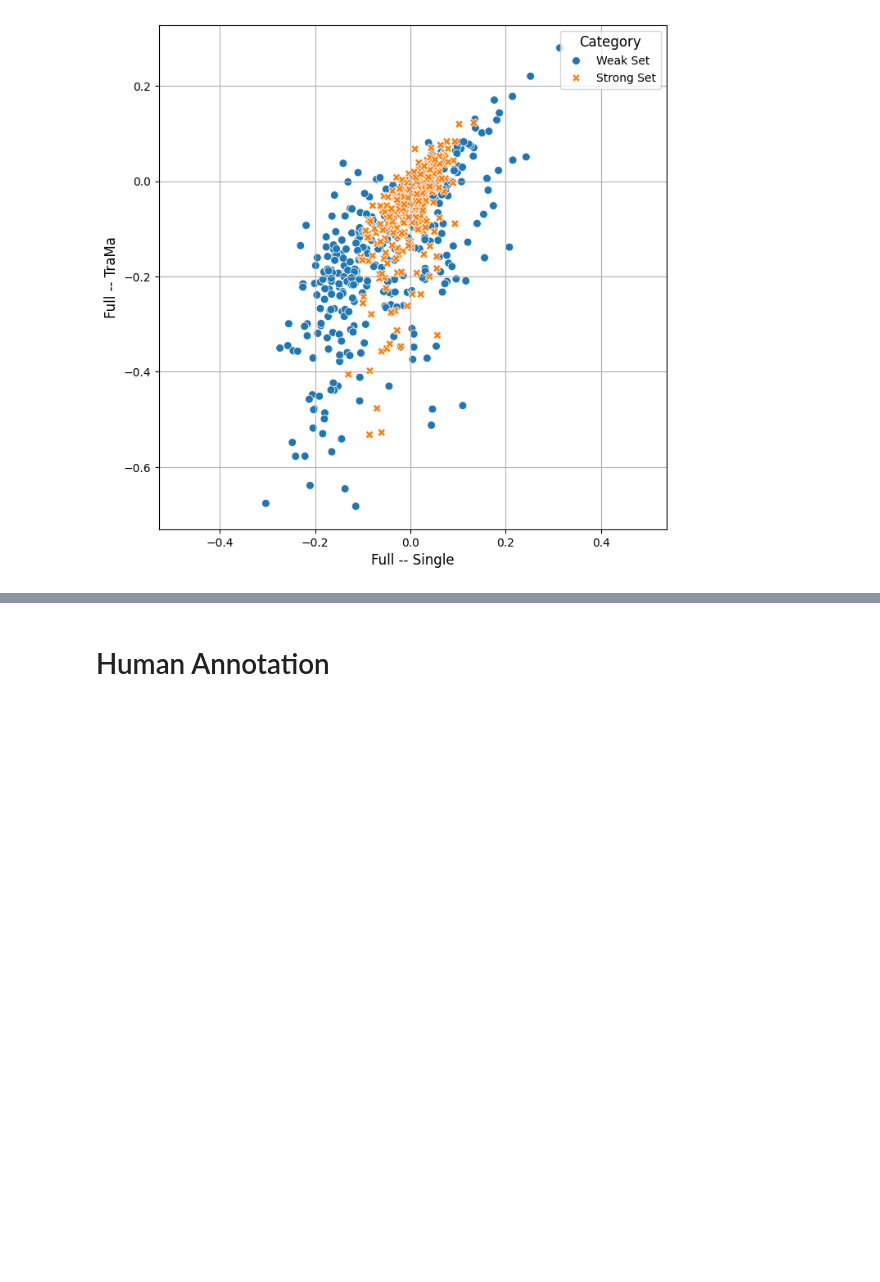
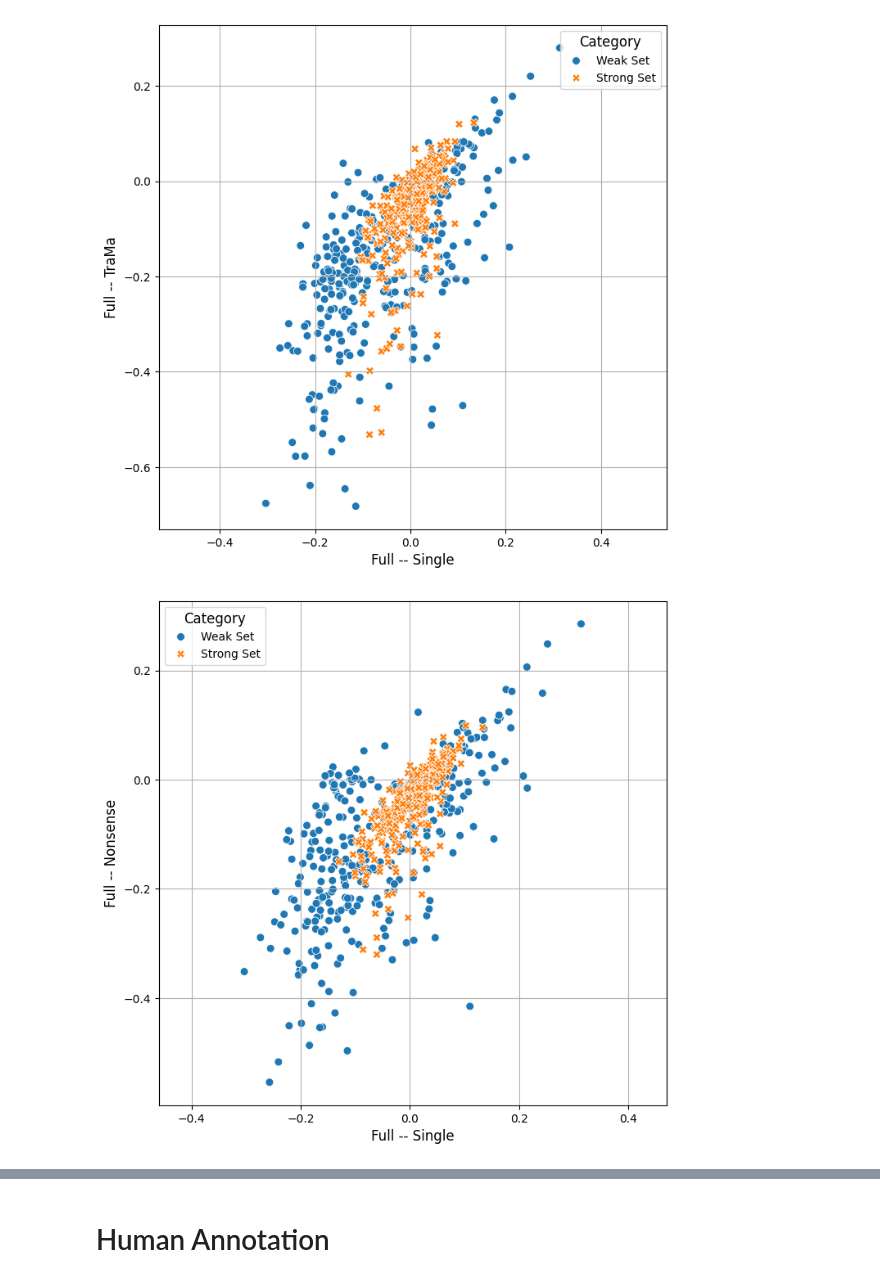
Before and after one commit to sonqt/cs6742-trama, a Jupyter notebook: dev.ipynb, the cells around one changed output, grey strips where cells are left out. Cells and saved outputs as stored; diff of their text form; code cells hidden in the pictures; blank space fills up the shorter version.

Commit message:
Add nonsense

```diff
--- a/dev.ipynb
+++ b/dev.ipynb
@@ -23,13 +24,21 @@ for seed in seeds:
 
 strong_awry_preds = {}
 for seed in seeds:
-    strong_awry_path = os.path.join("/home/sqt2/myExperiment/cs6742-trama/predictions/strong_awry_utterances", str(seed), "test_predictions.csv")
+    strong_awry_path = os.path.join("/home/sqt2/myExperiment/cs6742-trama/predictions/trama/strong_awry_utterances", str(seed), "test_predictions.csv")
     strong_awry_preds[seed] = pd.read_csv(strong_awry_path, index_col=0)
-
 weak_awry_preds = {}
 for seed in seeds:
-    weak_awry_path = os.path.join("/home/sqt2/myExperiment/cs6742-trama/predictions/weak_awry_utterances", str(seed), "test_predictions.csv")
+    weak_awry_path = os.path.join("/home/sqt2/myExperiment/cs6742-trama/predictions/trama/weak_awry_utterances", str(seed), "test_predictions.csv")
     weak_awry_preds[seed] = pd.read_csv(weak_awry_path, index_col=0)
+
+nonsense_strong_awry_preds = {}
+for seed in seeds:
+    strong_awry_path = os.path.join("/home/sqt2/myExperiment/cs6742-trama/predictions/nonsense-prompt/strong_awry_utterances", str(seed), "test_predictions.csv")
+    nonsense_strong_awry_preds[seed] = pd.read_csv(strong_awry_path, index_col=0)
+nonsense_weak_awry_preds = {}
+for seed in seeds:
+    weak_awry_path = os.path.join("/home/sqt2/myExperiment/cs6742-trama/predictions/nonsense-prompt/weak_awry_utterances", str(seed), "test_predictions.csv")
+    nonsense_weak_awry_preds[seed] = pd.read_csv(weak_awry_path, index_col=0)
 # %%
 def get_diff(candidate, reference, indices=None):
     differences = []
@@ -63,6 +72,8 @@ weak_fullSingle = get_diff(full_preds, single_preds, weak_indices)
 
 strong_fullTraMa = get_diff(full_preds, strong_awry_preds, strong_indices)
 strong_singleTraMa = get_diff(single_preds, strong_awry_preds, strong_indices)
+strong_fullNonsense = get_diff(full_preds, nonsense_strong_awry_preds, strong_indices)
 
 weak_fullTraMa = get_diff(full_preds, weak_awry_preds, weak_indices)
 weak_singleTraMa = get_diff(single_preds, weak_awry_preds, weak_indices)
+weak_fullNonsense = get_diff(full_preds, nonsense_weak_awry_preds, weak_indices)
@@ -134,3 +105,31 @@ plt.axis('equal')
 plt.show()
 # %% [output]
 [figure]
+# %%
+df_weak = pd.DataFrame({
+    "x": weak_fullSingle,
+    "y": weak_fullNonsense,
+    "label": "Weak Set"
+})
+
+df_strong = pd.DataFrame({
+    "x": strong_fullSingle,
+    "y": strong_fullNonsense,
+    "label": "Strong Set"
+})
+
+# Combine the data
+df = pd.concat([df_weak, df_strong])
+
+# Create the scatter plot
+plt.figure(figsize=(8, 8))
+sns.scatterplot(data=df, x="x", y="y", hue="label", style="label", s=50)
+# plt.title("Scatter Plot of Weak and Strong Classes", fontsize=16)
+plt.xlabel("Full -- Single", fontsize=12)
+plt.ylabel("Full -- Nonsense", fontsize=12)
+plt.legend(title="Category", fontsize=10, title_fontsize=12)
+plt.grid(True)
+plt.axis('equal')
+plt.show()
+# %% [output]
+[figure, added]
```
Also changed, not shown: parts of 10 cells of this notebook, 42 other files.
